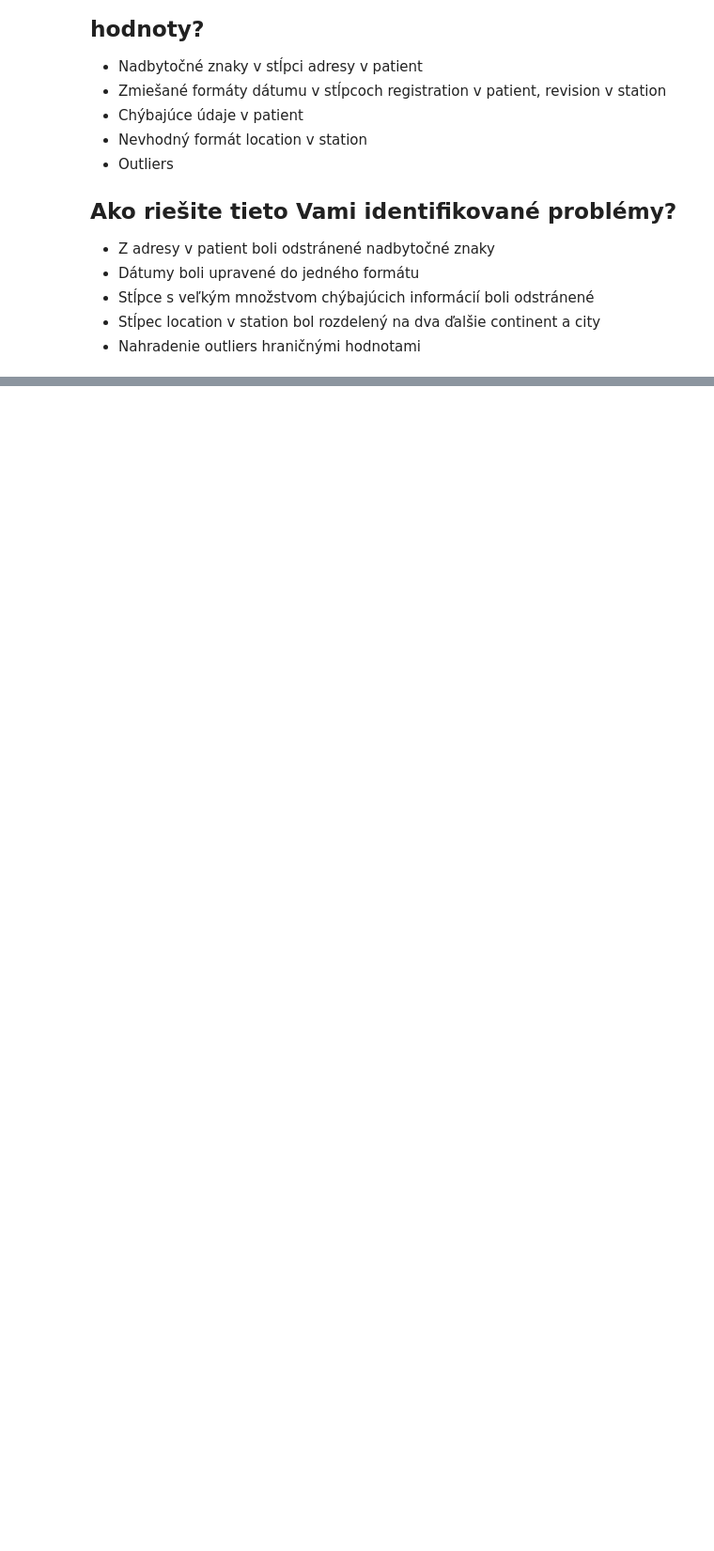
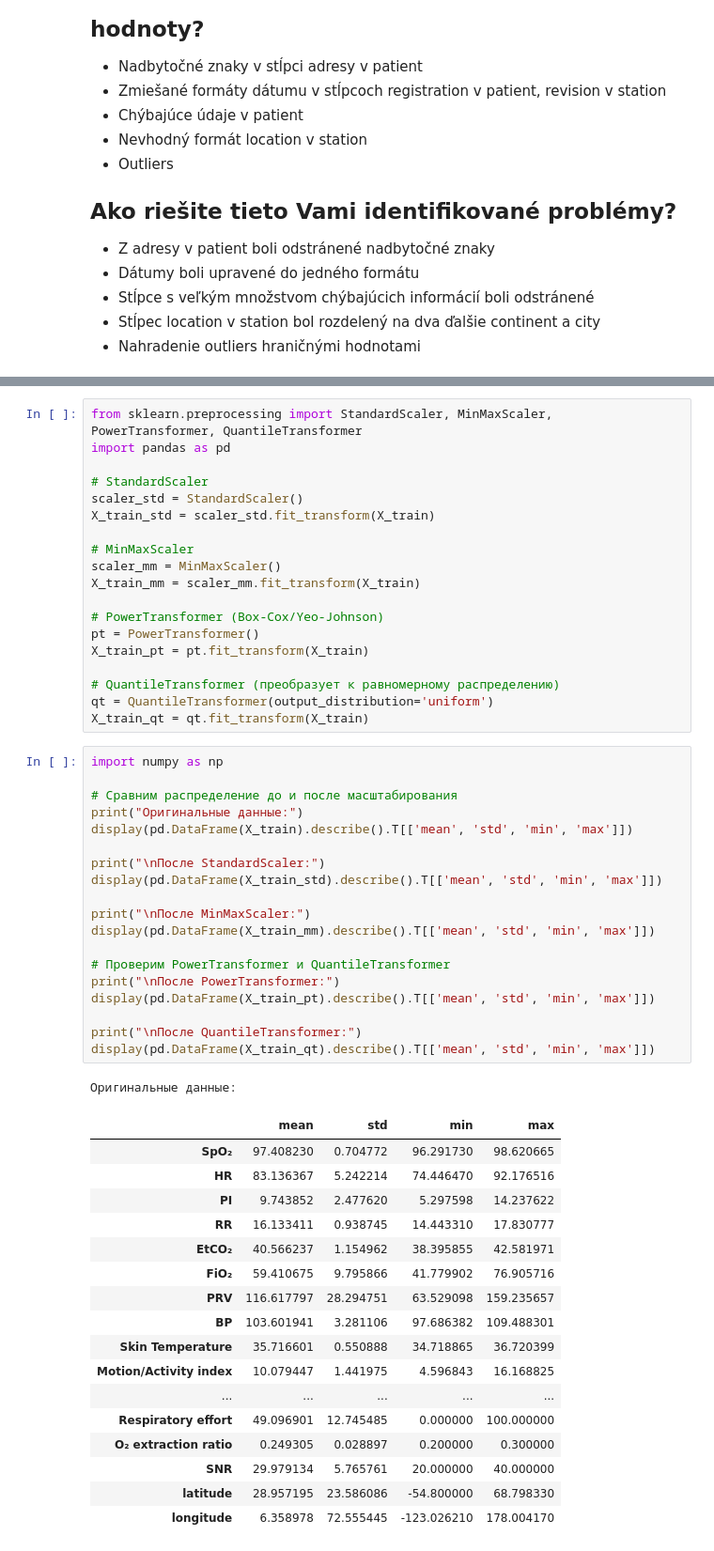
Before and after one commit to frtndmd/iau_Kosharova_Oliinyk_67, a Jupyter notebook: src/ver2.ipynb, the cells around one changed output, grey strips where cells are left out. Shown at 94% size. Saved outputs shown, nothing was run; the diff lists cells and outputs as text; blank space fills up the shorter version.

```diff
--- a/src/ver2.ipynb
+++ b/src/ver2.ipynb
@@ -1105,0 +1119,57 @@ Ano, po vykonanom čistení a transformácii sú dáta vhodné pre ďalšie spra
+# %%
+from sklearn.preprocessing import StandardScaler, MinMaxScaler, PowerTransformer, QuantileTransformer
+import pandas as pd
+
+# StandardScaler
+scaler_std = StandardScaler()
+X_train_std = scaler_std.fit_transform(X_train)
+
+# MinMaxScaler
+scaler_mm = MinMaxScaler()
+X_train_mm = scaler_mm.fit_transform(X_train)
+
+# PowerTransformer (Box-Cox/Yeo-Johnson)
+pt = PowerTransformer()
+X_train_pt = pt.fit_transform(X_train)
+
+# QuantileTransformer (преобразует к равномерному распределению)
+qt = QuantileTransformer(output_distribution='uniform')
+X_train_qt = qt.fit_transform(X_train)
+# %%
+import numpy as np
+
+# Сравним распределение до и после масштабирования
+print("Оригинальные данные:")
+display(pd.DataFrame(X_train).describe().T[['mean', 'std', 'min', 'max']])
+
+print("\nПосле StandardScaler:")
+display(pd.DataFrame(X_train_std).describe().T[['mean', 'std', 'min', 'max']])
+
+print("\nПосле MinMaxScaler:")
+display(pd.DataFrame(X_train_mm).describe().T[['mean', 'std', 'min', 'max']])
+
+# Проверим PowerTransformer и QuantileTransformer
+print("\nПосле PowerTransformer:")
+display(pd.DataFrame(X_train_pt).describe().T[['mean', 'std', 'min', 'max']])
+
+print("\nПосле QuantileTransformer:")
+display(pd.DataFrame(X_train_qt).describe().T[['mean', 'std', 'min', 'max']])
+# %% [output]
+Оригинальные данные:
+|  | mean | std | min | max |
+| SpO₂ | 97.408230 | 0.704772 | 96.291730 | 98.620665 |
+| HR | 83.136367 | 5.242214 | 74.446470 | 92.176516 |
+| PI | 9.743852 | 2.477620 | 5.297598 | 14.237622 |
+| RR | 16.133411 | 0.938745 | 14.443310 | 17.830777 |
+| EtCO₂ | 40.566237 | 1.154962 | 38.395855 | 42.581971 |
+| FiO₂ | 59.410675 | 9.795866 | 41.779902 | 76.905716 |
+| PRV | 116.617797 | 28.294751 | 63.529098 | 159.235657 |
+| BP | 103.601941 | 3.281106 | 97.686382 | 109.488301 |
+| Skin Temperature | 35.716601 | 0.550888 | 34.718865 | 36.720399 |
+| Motion/Activity index | 10.079447 | 1.441975 | 4.596843 | 16.168825 |
+| ... | ... | ... | ... | ... |
+| Respiratory effort | 49.096901 | 12.745485 | 0.000000 | 100.000000 |
+| O₂ extraction ratio | 0.249305 | 0.028897 | 0.200000 | 0.300000 |
+| SNR | 29.979134 | 5.765761 | 20.000000 | 40.000000 |
+| latitude | 28.957195 | 23.586086 | -54.800000 | 68.798330 |
+| longitude | 6.358978 | 72.555445 | -123.026210 | 178.004170 |
```
Also changed, not shown: parts of 11 cells of this notebook, 1 other file.
